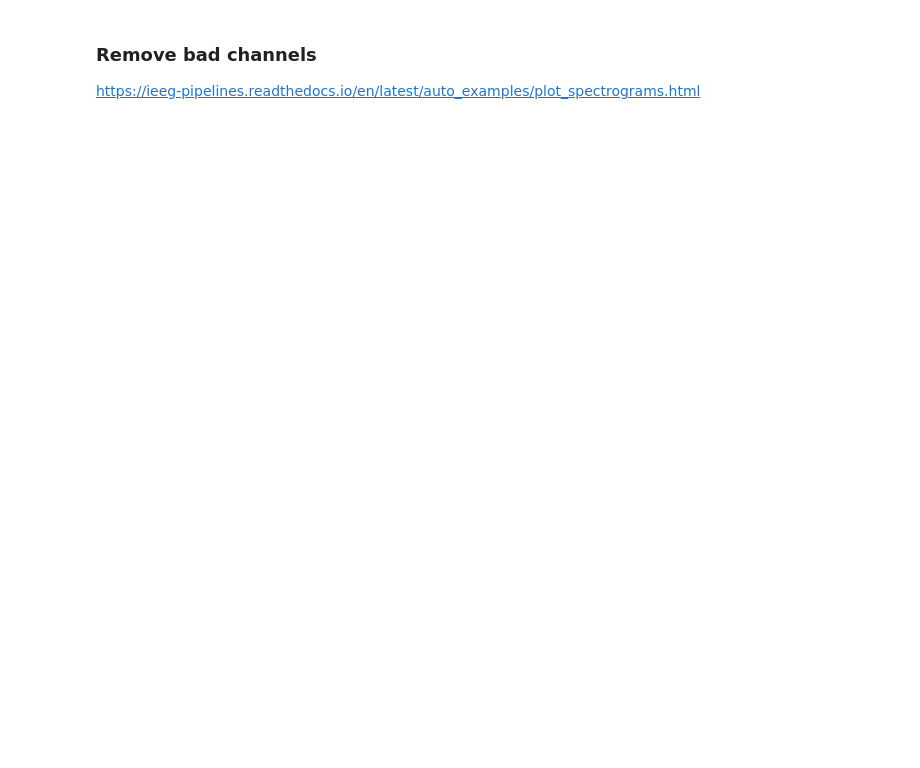
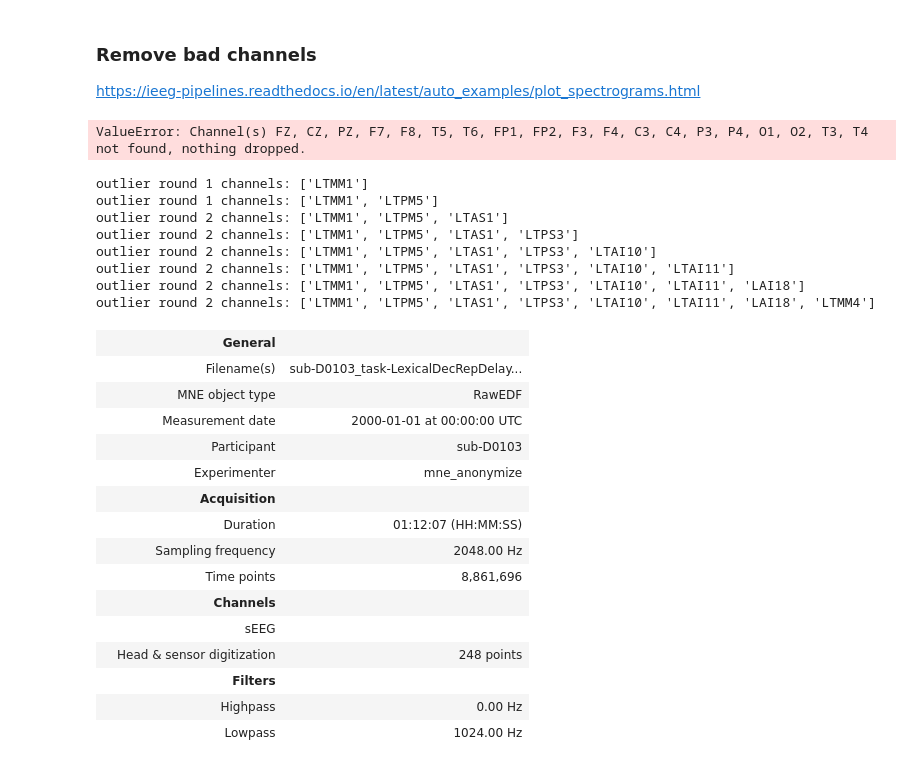
Before and after one commit to Baishenliang/coganlab_ieeg, a Jupyter notebook: remove_badchannels.ipynb, the cells around one changed output. Drawn from its saved outputs; the diff is of its cells as text; code cells hidden in the pictures; blank space fills up the shorter version.

```diff
--- a/remove_badchannels.ipynb
+++ b/remove_badchannels.ipynb
@@ -36,9 +36,9 @@ Using pyvistaqt 3d backend.
 # %% [markdown]
 #### Load subj
 # %%
-raw = raw_from_layout(layout.derivatives['derivatives/clean'], subject=subject, desc='clean',extension='.edf',preload=True)
+raw = raw_from_layout(layout.derivatives['derivatives/clean'], subject=subject, desc='clean',extension='.edf',preload=False)
 # Choose preload=False to release RAM space (but )
-raw = crop_empty_data(raw)
+# raw = crop_empty_data(raw) #Don't do this. It will cut many events
 # %% [output]
 Extracting EDF parameters from C:\Users\bl314\Box\CoganLab\BIDS-1.0_LexicalDecRepDelay\BIDS\derivatives\clean\sub-D0103\ieeg\sub-D0103_task-LexicalDecRepDelay_acq-01_run-01_desc-clean_ieeg.edf...
 EDF file detected
@@ -60,13 +88,40 @@ eeg_channels_to_exclude = ['FZ', 'CZ', 'PZ', 'F7', 'F8', 'T5', 'T6', 'FP1', 'FP2
 # Remove EEG channels for D107
 
 raw.drop_channels(eeg_channels_to_exclude)
-raw.load_data()
+#raw.load_data()
+# %% [output]
+ValueError: Channel(s) FZ, CZ, PZ, F7, F8, T5, T6, FP1, FP2, F3, F4, C3, C4, P3, P4, O1, O2, T3, T4 not found, nothing dropped.
 # %%
 # mark channel outliers as bad
 raw.info['bads'] = channel_outlier_marker(raw, 3, 2)
 # Exclude bad channels
 raw.drop_channels(raw.info['bads'])
-raw.load_data()
+#raw.load_data()
+# %% [output]
+outlier round 1 channels: ['LTMM1']
+outlier round 1 channels: ['LTMM1', 'LTPM5']
+outlier round 2 channels: ['LTMM1', 'LTPM5', 'LTAS1']
+outlier round 2 channels: ['LTMM1', 'LTPM5', 'LTAS1', 'LTPS3']
+outlier round 2 channels: ['LTMM1', 'LTPM5', 'LTAS1', 'LTPS3', 'LTAI10']
+outlier round 2 channels: ['LTMM1', 'LTPM5', 'LTAS1', 'LTPS3', 'LTAI10', 'LTAI11']
+outlier round 2 channels: ['LTMM1', 'LTPM5', 'LTAS1', 'LTPS3', 'LTAI10', 'LTAI11', 'LAI18']
+outlier round 2 channels: ['LTMM1', 'LTPM5', 'LTAS1', 'LTPS3', 'LTAI10', 'LTAI11', 'LAI18', 'LTMM4']
+|  | General |  |
+|  | Filename(s) | sub-D0103_task-LexicalDecRepDelay... |
+|  | MNE object type | RawEDF |
+|  | Measurement date | 2000-01-01 at 00:00:00 UTC |
+|  | Participant | sub-D0103 |
+|  | Experimenter | mne_anonymize |
+|  | Acquisition |  |
+|  | Duration | 01:12:07 (HH:MM:SS) |
+|  | Sampling frequency | 2048.00 Hz |
+|  | Time points | 8,861,696 |
+|  | Channels |  |
+|  | sEEG |  |
+|  | Head & sensor digitization | 248 points |
+|  | Filters |  |
+|  | Highpass | 0.00 Hz |
+|  | Lowpass | 1024.00 Hz |
 # %%
 # Detect and remove muscle artifact channels
 # Also plot the subject brain
```
Also changed, not shown: parts of 6 cells of this notebook, 2 other files.
